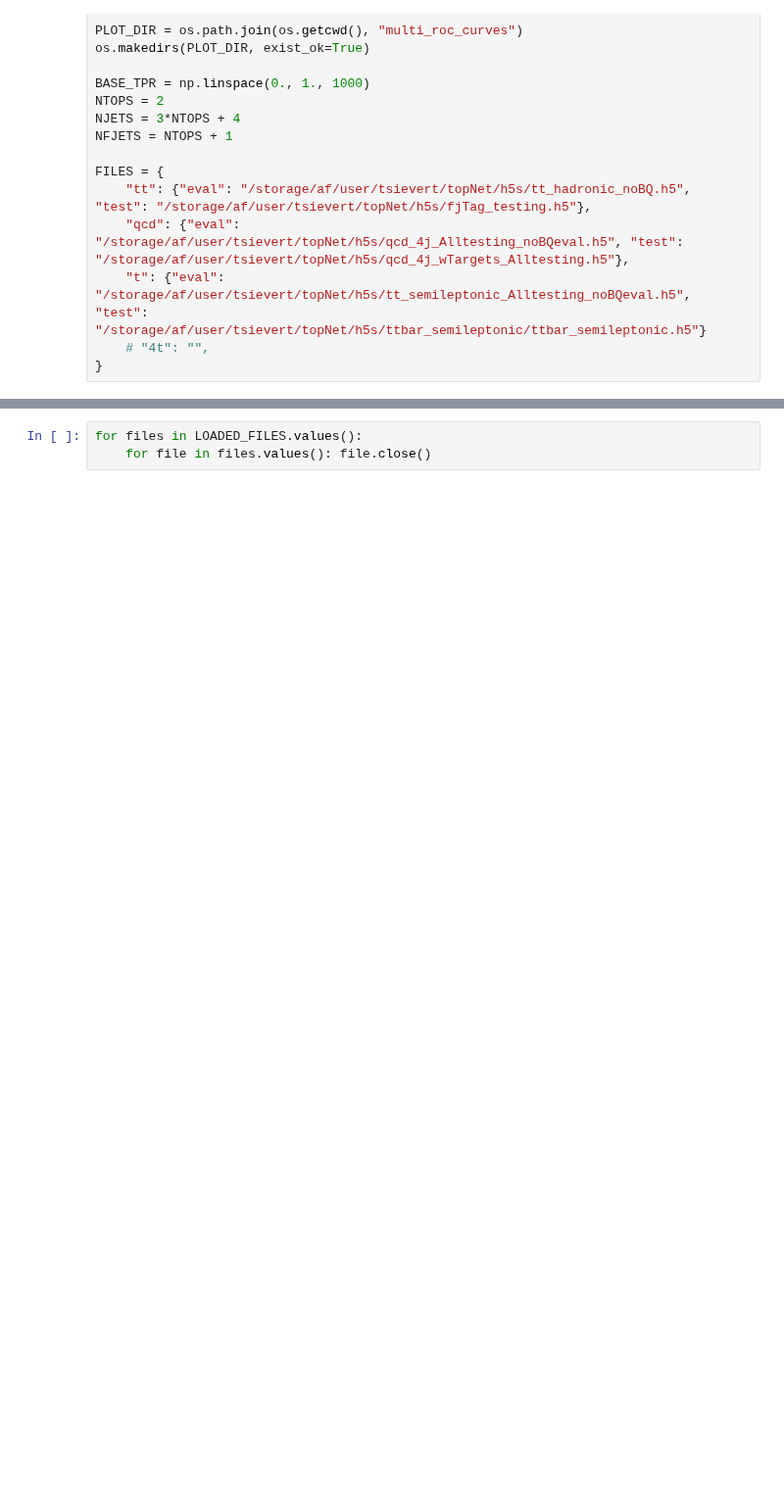
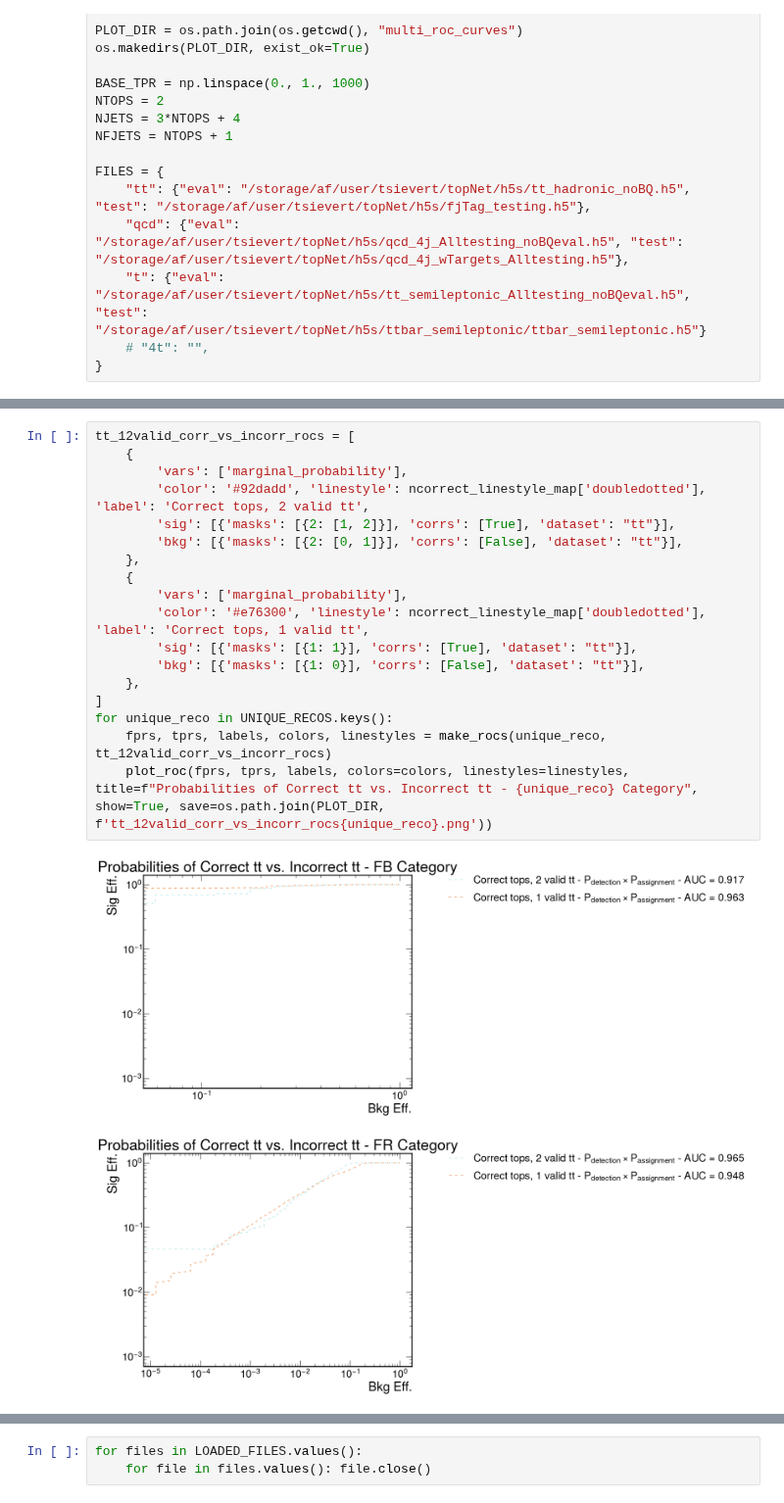
Before and after one commit to tcoulvert/SPAtop, a Jupyter notebook: src/analysis/make_rocs.ipynb, the cells around one changed output, grey strips where cells are left out. Shown at 98% size. Drawn from its saved outputs; the diff is of its cells as text; blank space fills up the shorter version.

```diff
--- a/src/analysis/make_rocs.ipynb
+++ b/src/analysis/make_rocs.ipynb
@@ -232,0 +227,21 @@ def make_rocs(unique_reco: str, rocs: list[dict], **kwargs):
+# %%
+tt_12valid_corr_vs_incorr_rocs = [
+    {
+        'vars': ['marginal_probability'],
+        'color': '#92dadd', 'linestyle': ncorrect_linestyle_map['doubledotted'], 'label': 'Correct tops, 2 valid tt',
+        'sig': [{'masks': [{2: [1, 2]}], 'corrs': [True], 'dataset': "tt"}],
+        'bkg': [{'masks': [{2: [0, 1]}], 'corrs': [False], 'dataset': "tt"}],
+    },
+    {
+        'vars': ['marginal_probability'],
+        'color': '#e76300', 'linestyle': ncorrect_linestyle_map['doubledotted'], 'label': 'Correct tops, 1 valid tt',
+        'sig': [{'masks': [{1: 1}], 'corrs': [True], 'dataset': "tt"}],
+        'bkg': [{'masks': [{1: 0}], 'corrs': [False], 'dataset': "tt"}],
+    },
+]
+for unique_reco in UNIQUE_RECOS.keys():
+    fprs, tprs, labels, colors, linestyles = make_rocs(unique_reco, tt_12valid_corr_vs_incorr_rocs)
+    plot_roc(fprs, tprs, labels, colors=colors, linestyles=linestyles, title=f"Probabilities of Correct tt vs. Incorrect tt - {unique_reco} Category", show=True, save=os.path.join(PLOT_DIR, f'tt_12valid_corr_vs_incorr_rocs{unique_reco}.png'))
+# %% [output]
+[figure, added]
+[figure, added]
```
Also changed, not shown: parts of 13 cells of this notebook.
